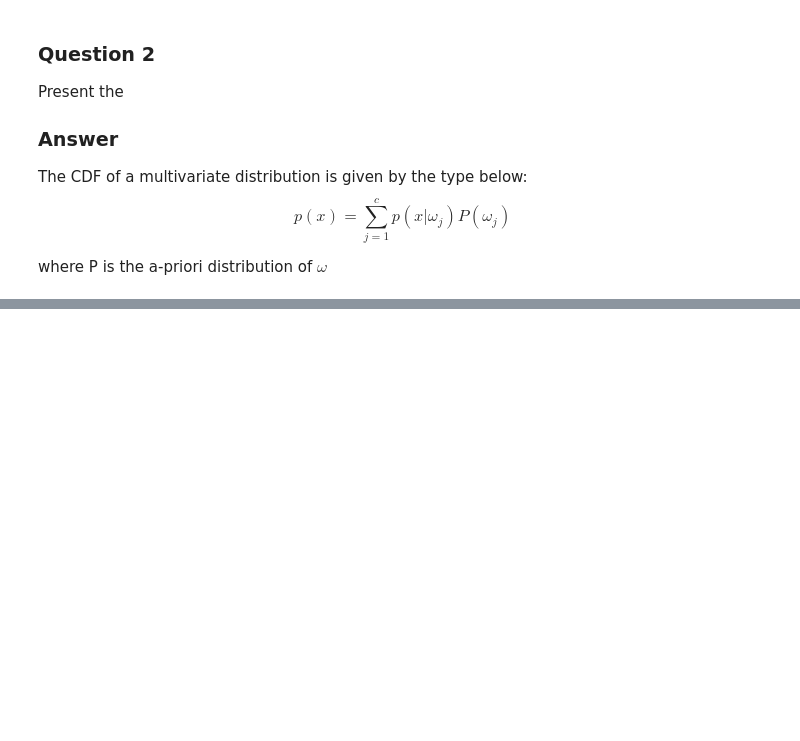
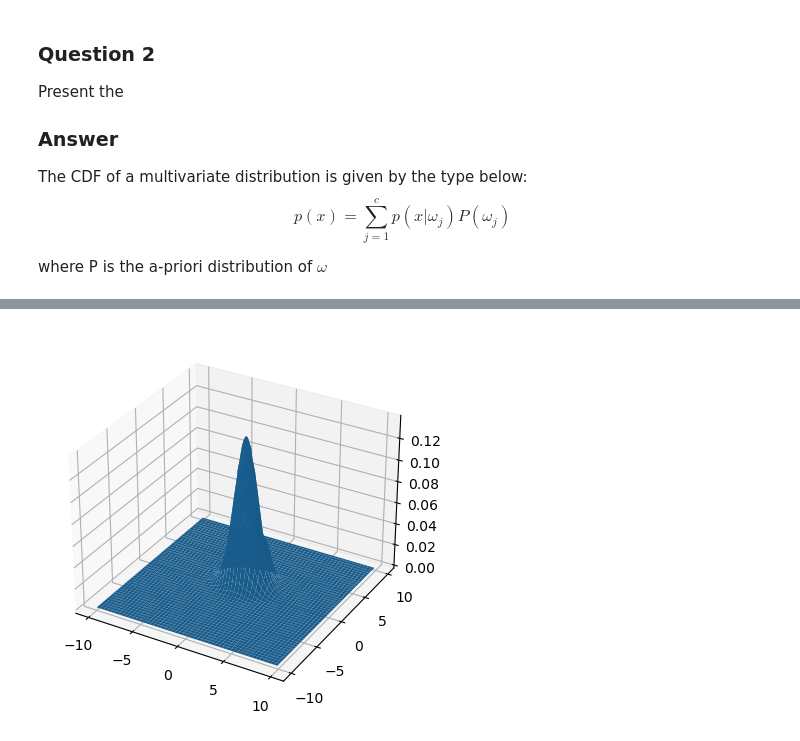
Before and after one commit to SkiadasGiorgos/pattern_recognition, a Jupyter notebook: 1st-assignment.ipynb, the cells around one changed output, grey strips where cells are left out. Saved outputs shown, nothing was run; the diff lists cells and outputs as text; code cells hidden in the pictures; blank space fills up the shorter version.

```diff
--- a/1st-assignment.ipynb
+++ b/1st-assignment.ipynb
@@ -97,0 +170,8 @@ plt.show()
+# %%
+distribution = probability_distribution(x_0, x_1, mu_1, mu_2, sigma, sigma_2)
+fig = plt.figure()
+ax = plt.axes(projection='3d')
+probability_of_surface = ax.plot_surface(x_0, x_1, distribution)
+plt.show()
+# %% [output]
+[figure, added]
```
Also changed, not shown: parts of 11 cells of this notebook.
